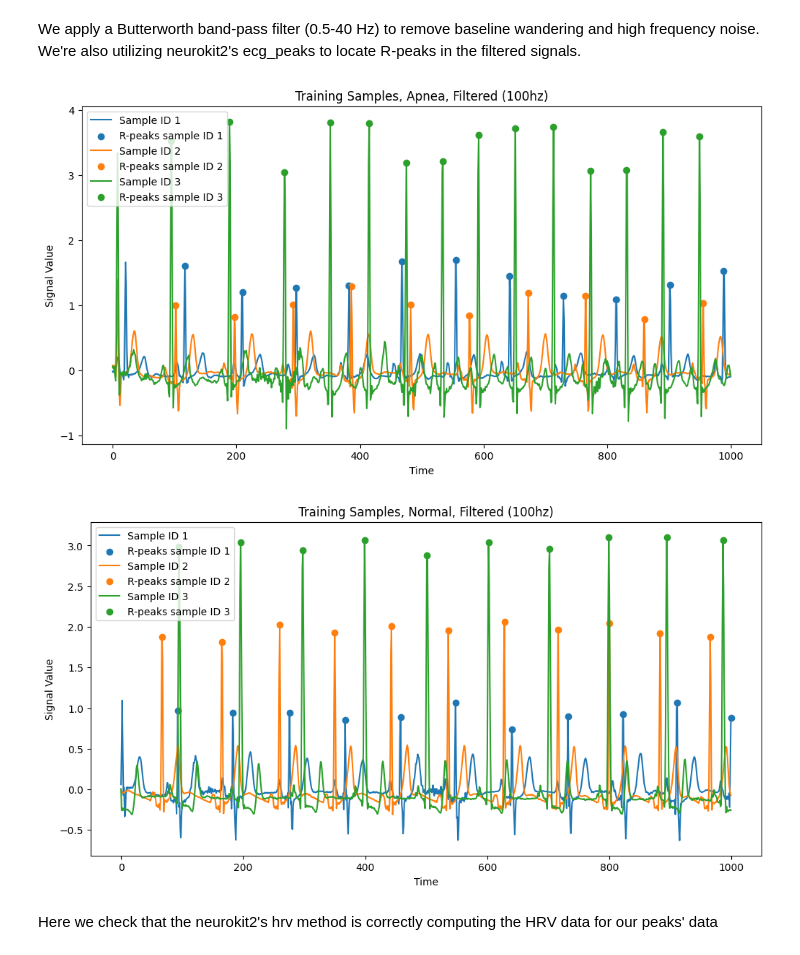
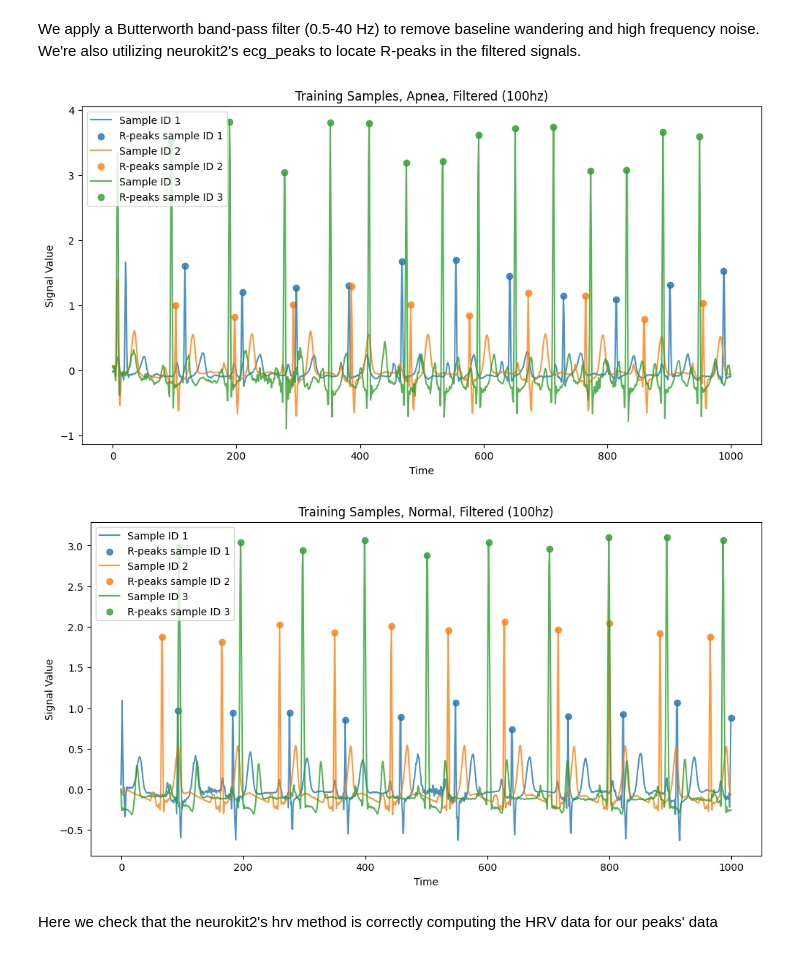
Before and after one commit to tinoseppala/notebooks, a Jupyter notebook: Sleep Apnea Detection/sleep_apnea_detection.ipynb, the cells around one changed output. Drawn from its saved outputs; the diff is of its cells as text; code cells hidden in the pictures.

```diff
--- a/Sleep Apnea Detection/sleep_apnea_detection.ipynb
+++ b/Sleep Apnea Detection/sleep_apnea_detection.ipynb
@@ -49,43 +59,43 @@ We apply a Butterworth band-pass filter (0.5-40 Hz) to remove baseline wandering
 # %%
 def butter_bandpass(signal, lowcut=0.5, highcut=40.0, fs=100, order=5):
     nyq = 0.5 * fs
     b, a = butter(order, [lowcut / nyq, highcut / nyq], btype='band')
     return filtfilt(b, a, signal)
 
 def find_peaks(filtered_signal):
     r_peaks_list = []
     for signal in filtered_signal:
         _, rpeaks = nk.ecg_peaks(signal, sampling_rate=100)
         r_peaks_list.append(rpeaks["ECG_R_Peaks"])
     return r_peaks_list
 
 def plot_signals(signals, peaks_list, title, n=3):
     plt.figure(figsize=(12, 6))
     for i in range(min(n, len(signals))):
-        plt.plot(signals[i][:1000], label=f"Sample ID {i+1}")
+        plt.plot(signals[i][:1000], label=f"Sample ID {i+1}", alpha=0.8)
         p = [idx for idx in peaks_list[i] if idx < 1000]
-        plt.scatter(p, signals[i][p], label=f"R-peaks sample ID {i+1}")
+        plt.scatter(p, signals[i][p], label=f"R-peaks sample ID {i+1}", alpha=0.8)
     plt.title(title)
     plt.xlabel("Time")
     plt.ylabel("Signal Value")
     plt.legend()
     plt.show()
 
-normal_train_filtered = [butter_bandpass(signal) for signal in normal_train]
-apnea_train_filtered = [butter_bandpass(signal) for signal in apnea_train]
-normal_test_filtered = [butter_bandpass(signal) for signal in normal_test]
-apnea_test_filtered = [butter_bandpass(signal) for signal in apnea_test]
+def preprocess(signals):
+    filtered = [butter_bandpass(signal) for signal in signals]
+    peaks = find_peaks(filtered)
+    return filtered, peaks
 
-normal_train_peaks = find_peaks(normal_train_filtered)
-normal_test_peaks = find_peaks(normal_test_filtered)
-apnea_train_peaks = find_peaks(apnea_train_filtered)
-apnea_test_peaks = find_peaks(apnea_test_filtered)
+normal_train_filtered, normal_train_peaks = preprocess(normal_train)
+normal_test_filtered, normal_test_peaks = preprocess(normal_test)
+apnea_train_filtered, apnea_train_peaks = preprocess(apnea_train)
+apnea_test_filtered, apnea_test_peaks = preprocess(apnea_test)
 
 plot_signals(apnea_train_filtered, apnea_train_peaks, "Training Samples, Apnea, Filtered (100hz)", n=3)
 plot_signals(normal_train_filtered, normal_train_peaks, "Training Samples, Normal, Filtered (100hz)", n=3)
 # %% [output]
-[figure, old version]
+[figure, new version]
-[figure, old version]
+[figure, new version]
 # %% [markdown]
 Here we check that the neurokit2's hrv method is correctly computing the HRV data for our peaks' data
 # %%
```
Also changed, not shown: parts of 30 cells of this notebook, 1 other file.
